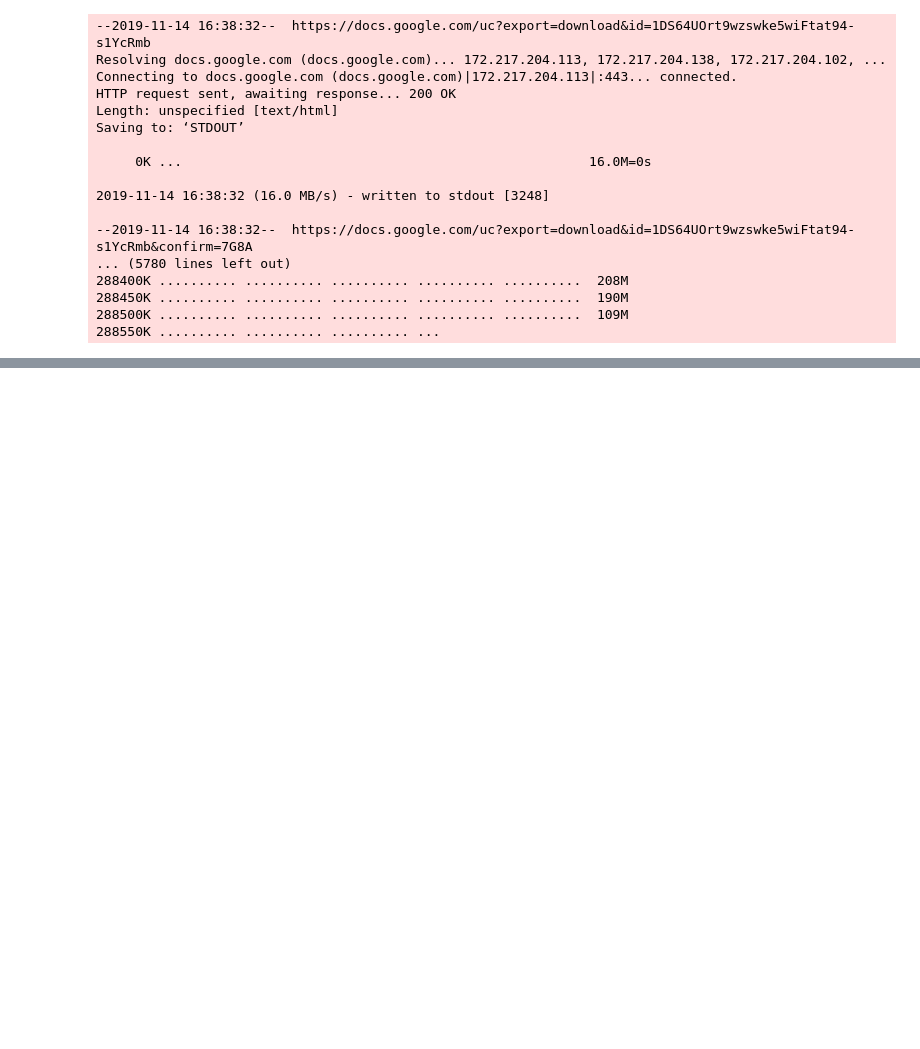
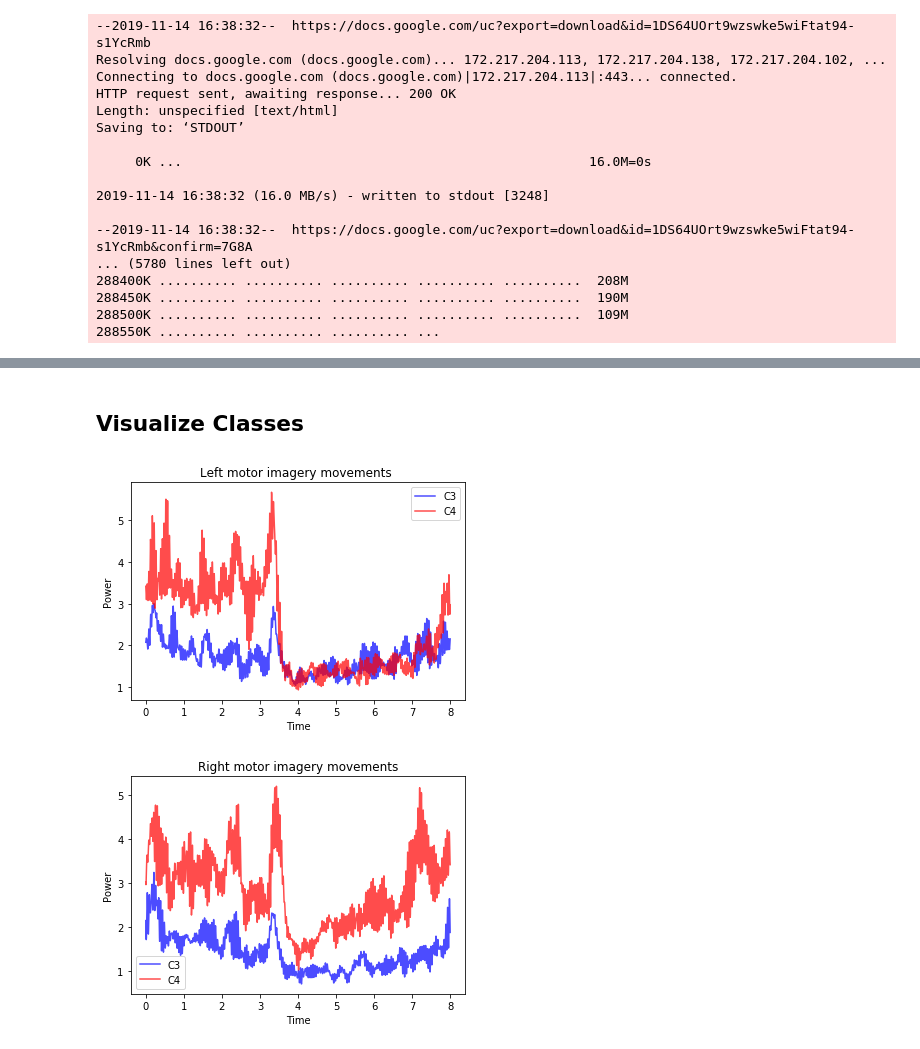
Before and after one commit to NathanielRose/eeg-294, a Jupyter notebook: Gumpy_Testing_SH.ipynb, the cells around one changed output, grey strips where cells are left out. Cells and saved outputs as stored; diff of their text form; code cells hidden in the pictures; blank space fills up the shorter version.

```diff
--- a/Gumpy_Testing_SH.ipynb
+++ b/Gumpy_Testing_SH.ipynb
@@ -121,0 +241,30 @@ AttributeError: ignored
+# %%
+# retrieve the trials from the filtered data. This requires that the function
+# knows the number of trials, labels, etc. when only passed a (filtered) data matrix
+trials = grazb_data.trials
+labels = grazb_data.labels
+sampling_freq = grazb_data.sampling_freq
+data_class_a = gumpy.utils.extract_trials(flt_a, trials=trials, labels=labels, sampling_freq=sampling_freq)
+
+# it is also possible to pass an instance of Dataset and filtered data.
+# gumpy will then infer all necessary details from the dataset
+data_class_b = gumpy.utils.extract_trials(grazb_data, flt_b)
+
+# similar to other functions, this one allows to pass an entire instance of Dataset
+# to operate on the raw data
+data_class1 = gumpy.utils.extract_trials(grazb_data)
+# %% [markdown]
+## Visualize Classes
+# %%
+# specify some cutoff values for the visualization
+lowcut_a, highcut_a = 14, 30
+# and also an interval to display
+interval_a = [0, 8]
+# visualize logarithmic power?
+logarithmic_power = False
+
+# visualize the extracted trial from above
+gumpy.plot.average_power(data_class_a, lowcut_a, highcut_a, interval_a, grazb_data.sampling_freq, logarithmic_power)
+# %% [output]
+[figure, added]
+[figure, added]
```
Also changed, not shown: parts of 20 cells of this notebook.
